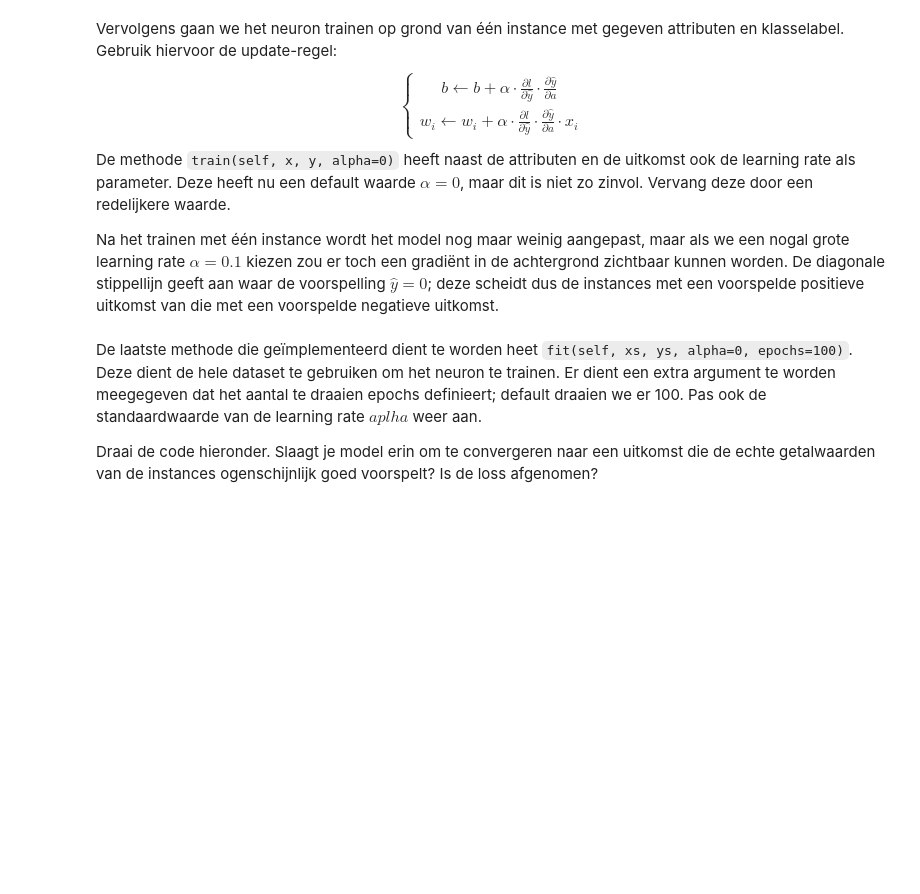
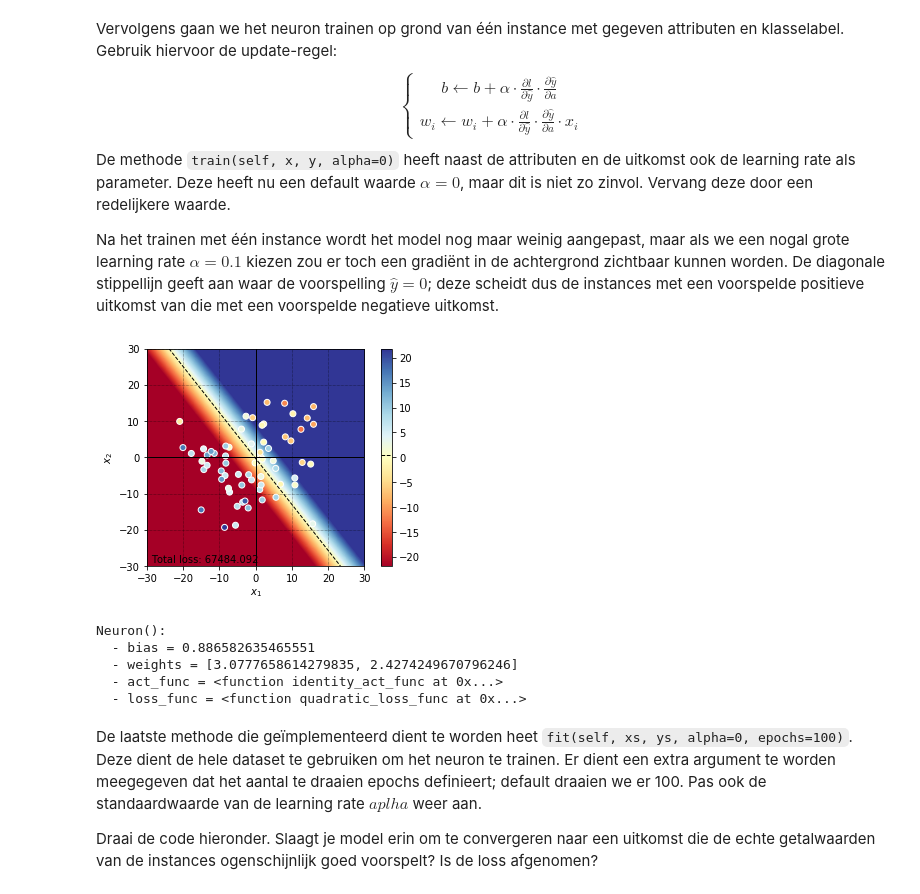
Before and after one commit to wmellema/DataMiningTest, a Jupyter notebook: les2/oefeningen.ipynb, the cells around one changed output. Saved outputs shown, nothing was run; the diff lists cells and outputs as text; code cells hidden in the pictures; blank space fills up the shorter version.

```diff
--- a/les2/oefeningen.ipynb
+++ b/les2/oefeningen.ipynb
@@ -148,11 +158,18 @@ Na het trainen met één instance wordt het model nog maar weinig aangepast, maa
 # %%
 del sys.modules['model']   # Unload the old model version
 from model import *        # Reload the new model version
 
 my_neuron = Neuron()
-my_neuron.train(xs[0], ys[0], alpha=0.1)
+my_neuron.train(xs[0], ys[0], alpha=0.01)
 data.plot(xs, ys, model=my_neuron)
 print(my_neuron)
+# %% [output]
+[figure, added]
+Neuron():
+  - bias = 0.886582635465551
+  - weights = [3.0777658614279835, 2.4274249670796246]
+  - act_func = <function identity_act_func at 0x...>
+  - loss_func = <function quadratic_loss_func at 0x...>
 # %% [markdown]
 De laatste methode die geïmplementeerd dient te worden heet `fit(self, xs, ys, alpha=0, epochs=100)`. Deze dient de hele dataset te gebruiken om het neuron te trainen. Er dient een extra argument te worden meegegeven dat het aantal te draaien epochs definieert; default draaien we er 100. Pas ook de standaardwaarde van de learning rate $aplha$ weer aan.
 
```
Also changed, not shown: parts of 8 cells of this notebook, 3 other files.
